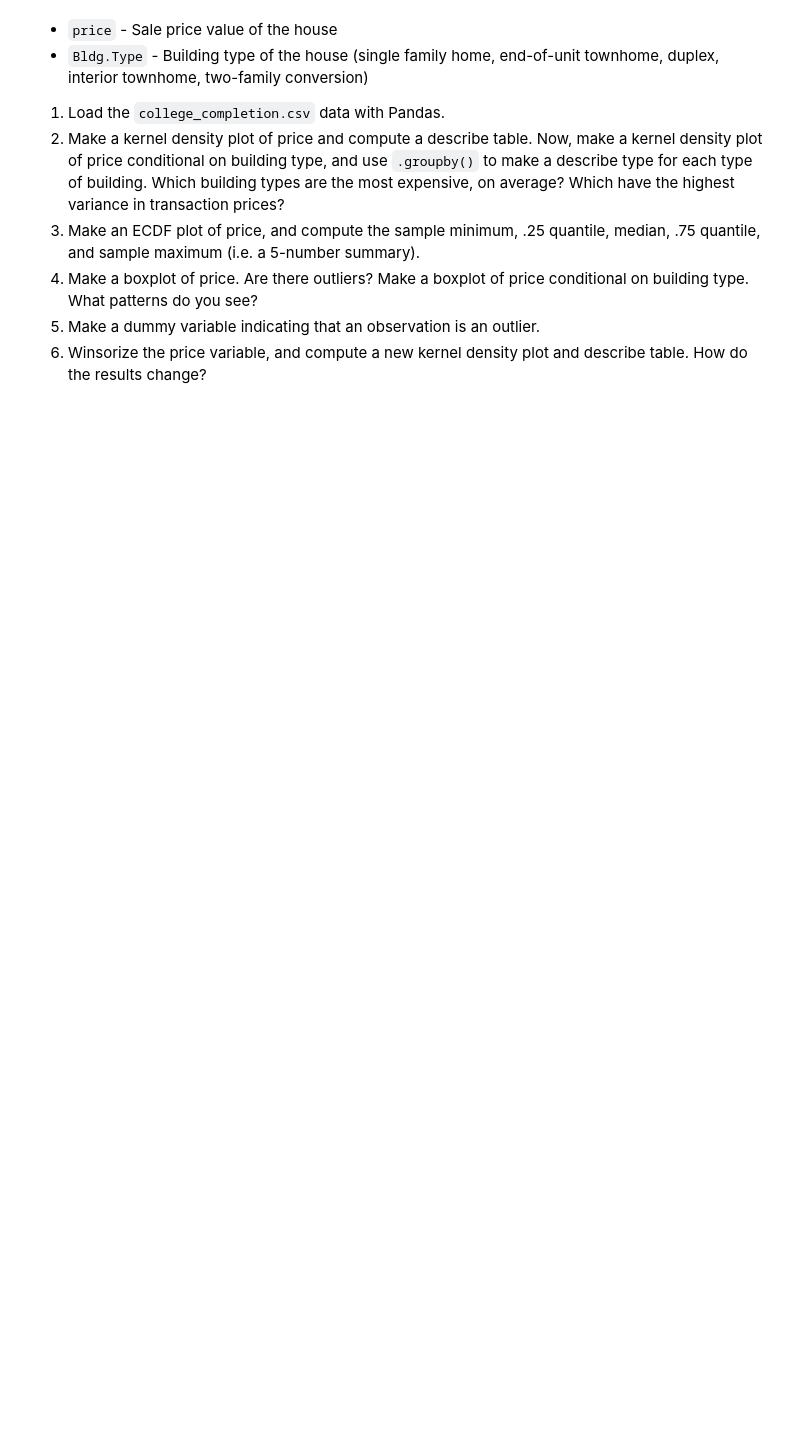
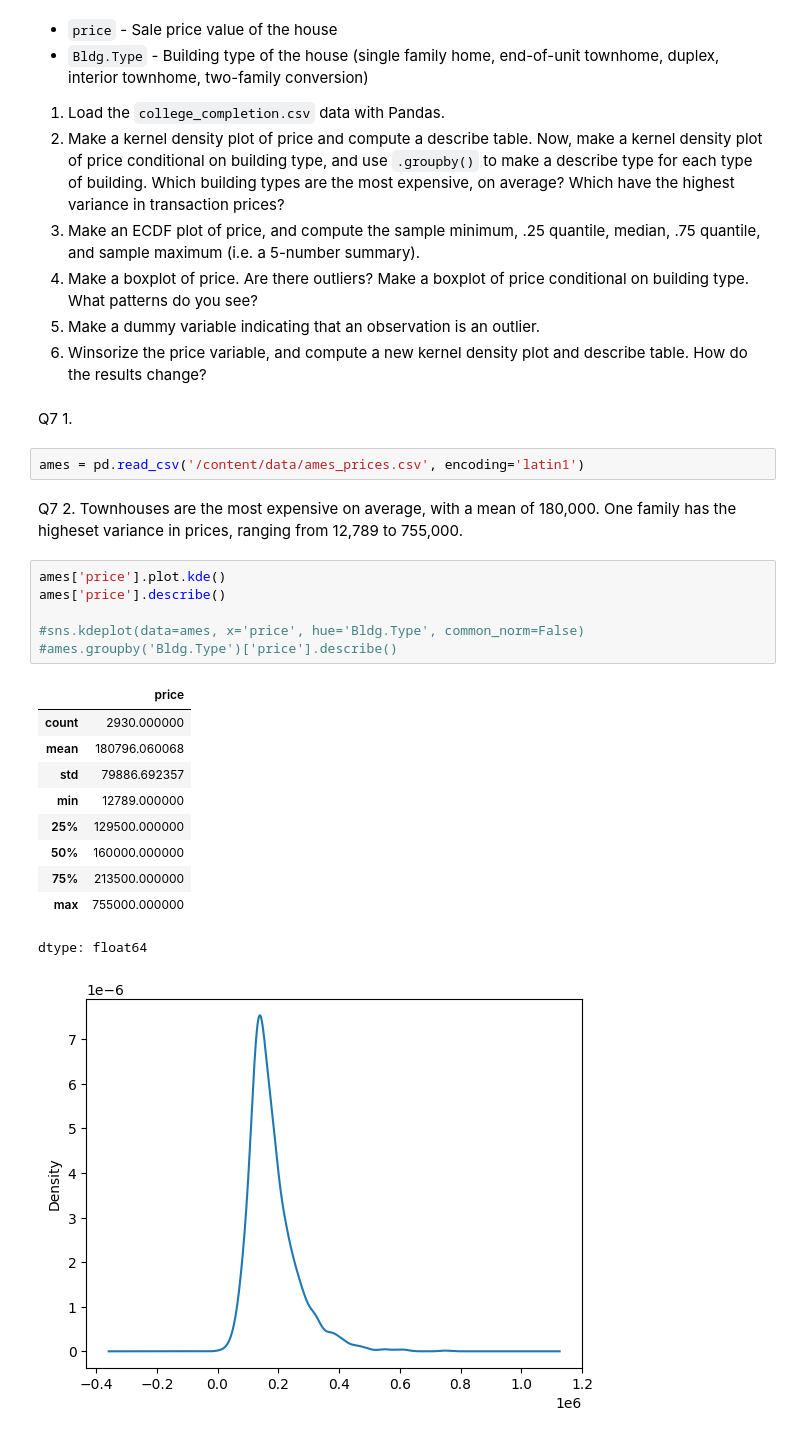
Before and after one commit to zayliet/ds3001-wrangling, a Jupyter notebook: HW2_Wrangling_EDA.ipynb, the cells around one changed output. Cells and saved outputs as stored; diff of their text form; blank space fills up the shorter version.

```diff
--- a/HW2_Wrangling_EDA.ipynb
+++ b/HW2_Wrangling_EDA.ipynb
@@ -349,3 +364,27 @@ We'll use the `ames_prices.csv` dataset. The "relevant" variables for this quest
 4. Make a boxplot of price. Are there outliers? Make a boxplot of price conditional on building type. What patterns do you see?
 5. Make a dummy variable indicating that an observation is an outlier.
 6. Winsorize the price variable, and compute a new kernel density plot and describe table. How do the results change?
+# %% [markdown]
+Q7 1.
+# %%
+ames = pd.read_csv('/content/data/ames_prices.csv', encoding='latin1')
+# %% [markdown]
+Q7 2. Townhouses are the most expensive on average, with a mean of 180,000. One family has the higheset variance in prices, ranging from 12,789 to 755,000.
+# %%
+ames['price'].plot.kde()
+ames['price'].describe()
+
+#sns.kdeplot(data=ames, x='price', hue='Bldg.Type', common_norm=False)
+#ames.groupby('Bldg.Type')['price'].describe()
+# %% [output]
+|  | price |
+| count | 2930.000000 |
+| mean | 180796.060068 |
+| std | 79886.692357 |
+| min | 12789.000000 |
+| 25% | 129500.000000 |
+| 50% | 160000.000000 |
+| 75% | 213500.000000 |
+| max | 755000.000000 |
+dtype: float64
+[figure, added]
```
Also changed, not shown: parts of 12 cells of this notebook.
